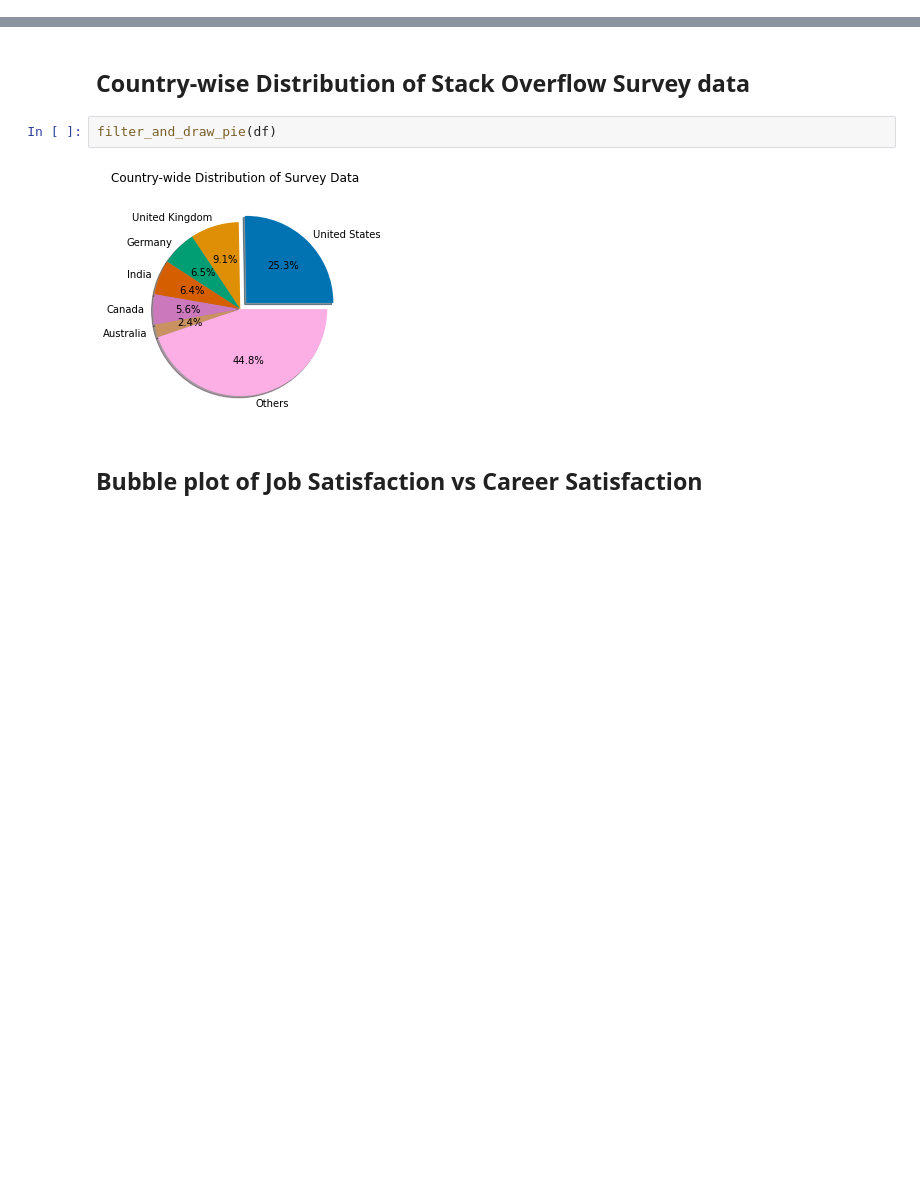
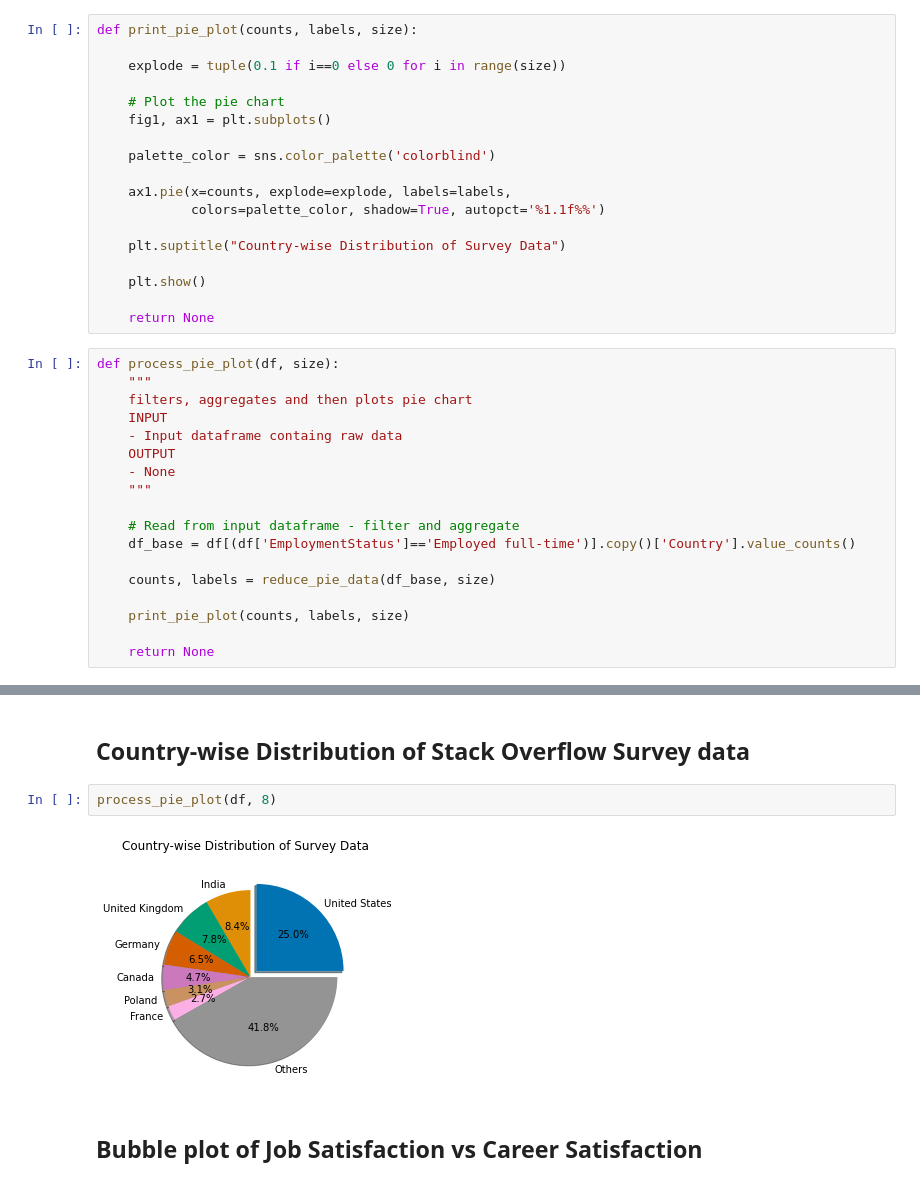
Before and after one commit to RayS1/job-satisfaction, a Jupyter notebook: Blog-Post-Business-Questions.ipynb, the cells around one changed output, grey strips where cells are left out. Saved outputs shown, nothing was run; the diff lists cells and outputs as text; blank space fills up the shorter version.

```diff
--- a/Blog-Post-Business-Questions.ipynb
+++ b/Blog-Post-Business-Questions.ipynb
@@ -275,3 +296,39 @@ sns.heatmap(corr, cmap='Greens', annot=True);
+# %%
+def print_pie_plot(counts, labels, size):
+
+    explode = tuple(0.1 if i==0 else 0 for i in range(size))
+
+    # Plot the pie chart
+    fig1, ax1 = plt.subplots()
+
+    palette_color = sns.color_palette('colorblind')
+
+    ax1.pie(x=counts, explode=explode, labels=labels,
+            colors=palette_color, shadow=True, autopct='%1.1f%%')
+
+    plt.suptitle("Country-wise Distribution of Survey Data")
+
+    plt.show()
+
+    return None
+# %%
+def process_pie_plot(df, size):
+    """
+    filters, aggregates and then plots pie chart
+    INPUT
+    - Input dataframe containg raw data
+    OUTPUT
+    - None
+    """
+
+    # Read from input dataframe - filter and aggregate
+    df_base = df[(df['EmploymentStatus']=='Employed full-time')].copy()['Country'].value_counts()
+
+    counts, labels = reduce_pie_data(df_base, size)
+
+    print_pie_plot(counts, labels, size)
+
+    return None
 # %%
 def filter_and_draw_bar(js_df, pattern=PATTERN):
     """
@@ -416,9 +440,9 @@ def print_corr(cols_to_select, corr_val, pattern=PATTERN):
 # %% [markdown]
 ## Country-wise Distribution of Stack Overflow Survey data
 # %%
-filter_and_draw_pie(df)
+process_pie_plot(df, 8)
 # %% [output]
-[figure, old version]
+[figure, new version]
 # %% [markdown]
 ## Bubble plot of Job Satisfaction vs Career Satisfaction
 # %%
```
Also changed, not shown: parts of 5 cells of this notebook.
